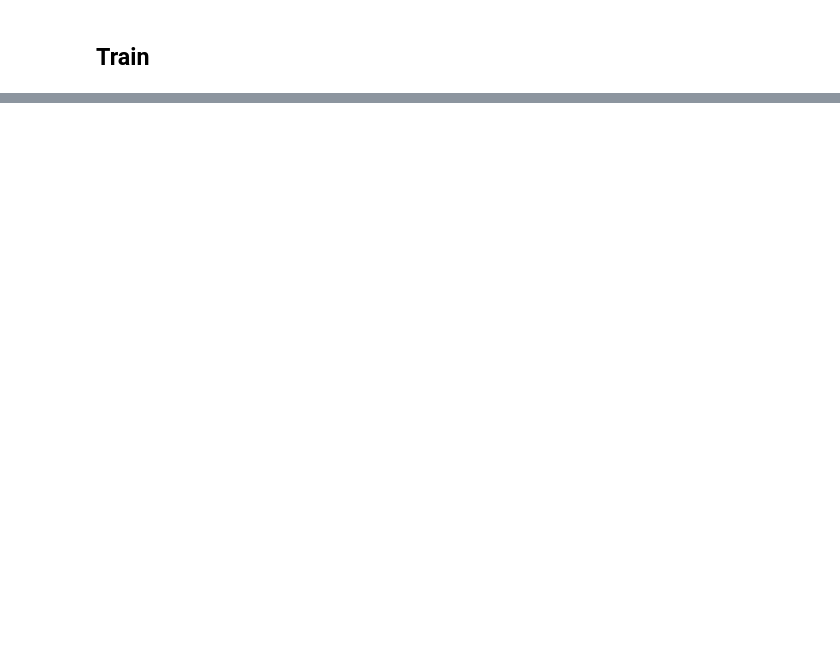
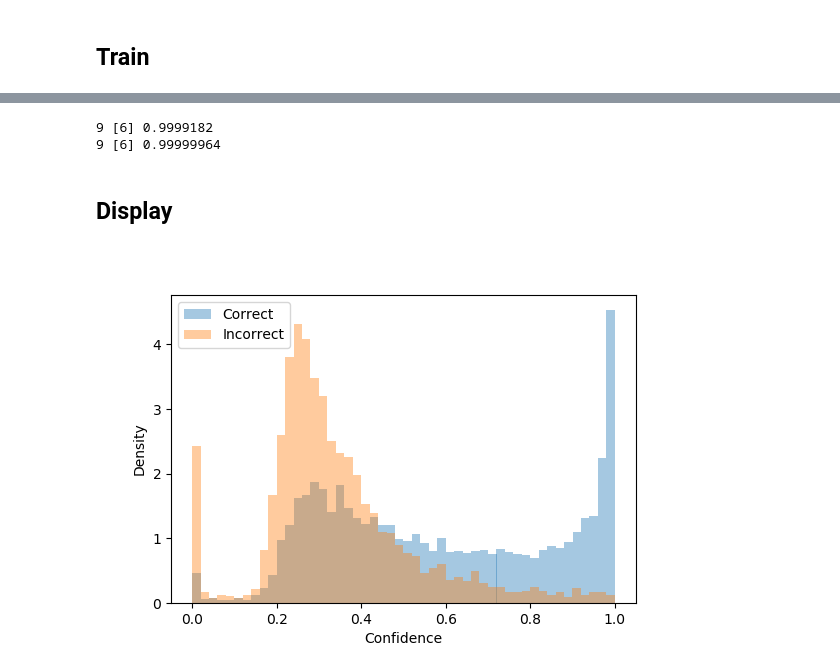
Before and after one commit to NCC-AI/Study, a Jupyter notebook: programs/confidence_estimation/keras_train.ipynb, the cells around one changed output, grey strips where cells are left out. Cells and saved outputs as stored; diff of their text form; code cells hidden in the pictures; blank space fills up the shorter version.

```diff
--- a/programs/confidence_estimation/keras_train.ipynb
+++ b/programs/confidence_estimation/keras_train.ipynb
@@ -163,0 +257,13 @@ history = model.fit(x_train, y_train,
+# %%
+print(ind_class, ind_label, ind_conf)
+print(ood_class, ood_label, ood_conf)
+# %% [output]
+9 [6] 0.9999182
+9 [6] 0.99999964
+# %% [markdown]
+## Display
+# %%
+from IPython.display import Image, display_png
+display_png(Image('logs/052.png'))
+# %% [output]
+[figure, added]
```
Also changed, not shown: parts of 28 cells of this notebook, 2 other files.
